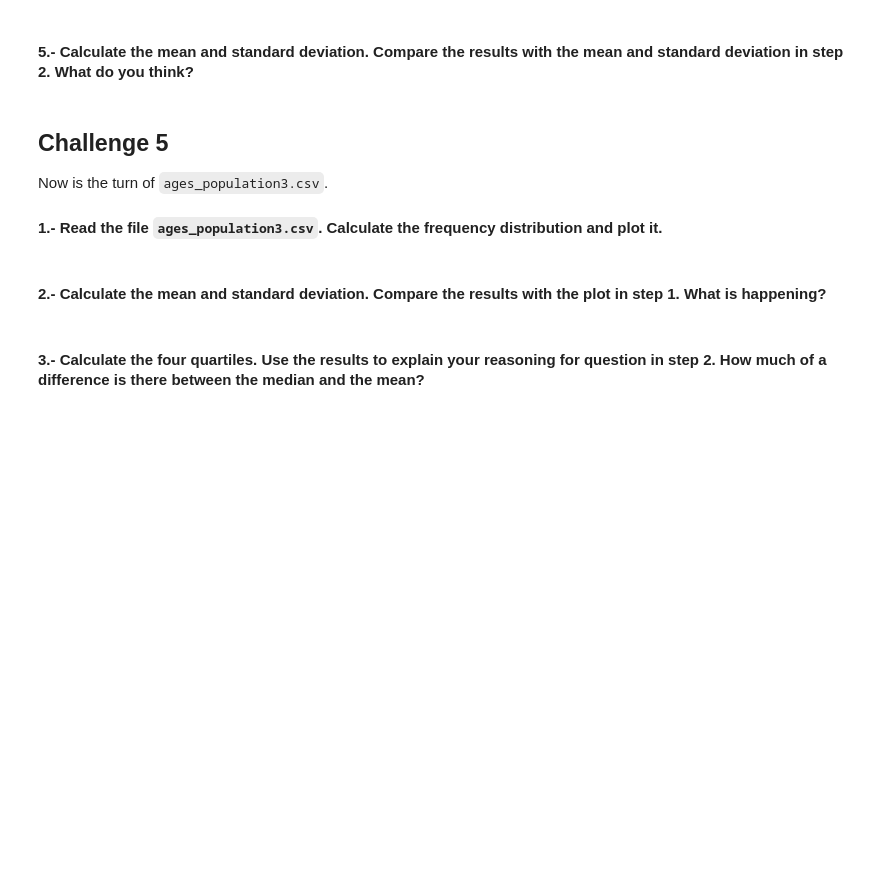
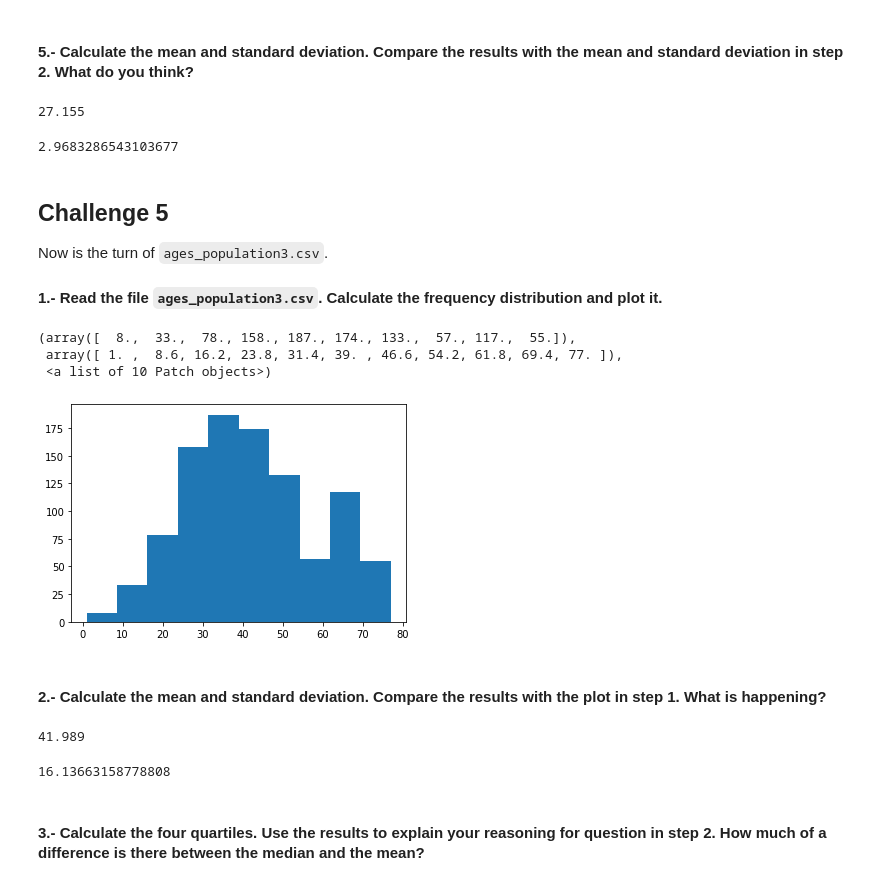
Before and after one commit to ta-data-lis/lab-understanding-descriptive-stats, a Jupyter notebook: your-code/main.ipynb, the cells around one changed output. Saved outputs shown, nothing was run; the diff lists cells and outputs as text; code cells hidden in the pictures; blank space fills up the shorter version.

```diff
--- a/your-code/main.ipynb
+++ b/your-code/main.ipynb
@@ -195,3 +212,6 @@ your comments here
 #### 5.- Calculate the mean and standard deviation. Compare the results with the mean and standard deviation in step 2. What do you think?
 # %%
 # your code here
+np.mean(pop_ages2)
+# %% [output]
+27.155
@@ -201,0 +218,4 @@ your comments here
+# %%
+np.std(pop_ages2)
+# %% [output]
+2.9683286543103677
@@ -209,4 +231,18 @@ Now is the turn of `ages_population3.csv`.
+# %%
+# your code here
+pop_ages3 = pd.read_csv('../data/ages_population3.csv')
+pop_ages3 = list(pop_ages3["observation"])
+
+plt.hist(pop_ages3)
+# %% [output]
+(array([  8.,  33.,  78., 158., 187., 174., 133.,  57., 117.,  55.]),
+ array([ 1. ,  8.6, 16.2, 23.8, 31.4, 39. , 46.6, 54.2, 61.8, 69.4, 77. ]),
+ <a list of 10 Patch objects>)
+[figure, added]
 # %% [markdown]
 #### 2.- Calculate the mean and standard deviation. Compare the results with the plot in step 1. What is happening?
 # %%
 # your code here
+np.mean(pop_ages3)
+# %% [output]
+41.989
@@ -216,0 +249,4 @@ your comments here
+# %%
+np.std(pop_ages3)
+# %% [output]
+16.13663158778808
```
Also changed, not shown: parts of 27 cells of this notebook.
